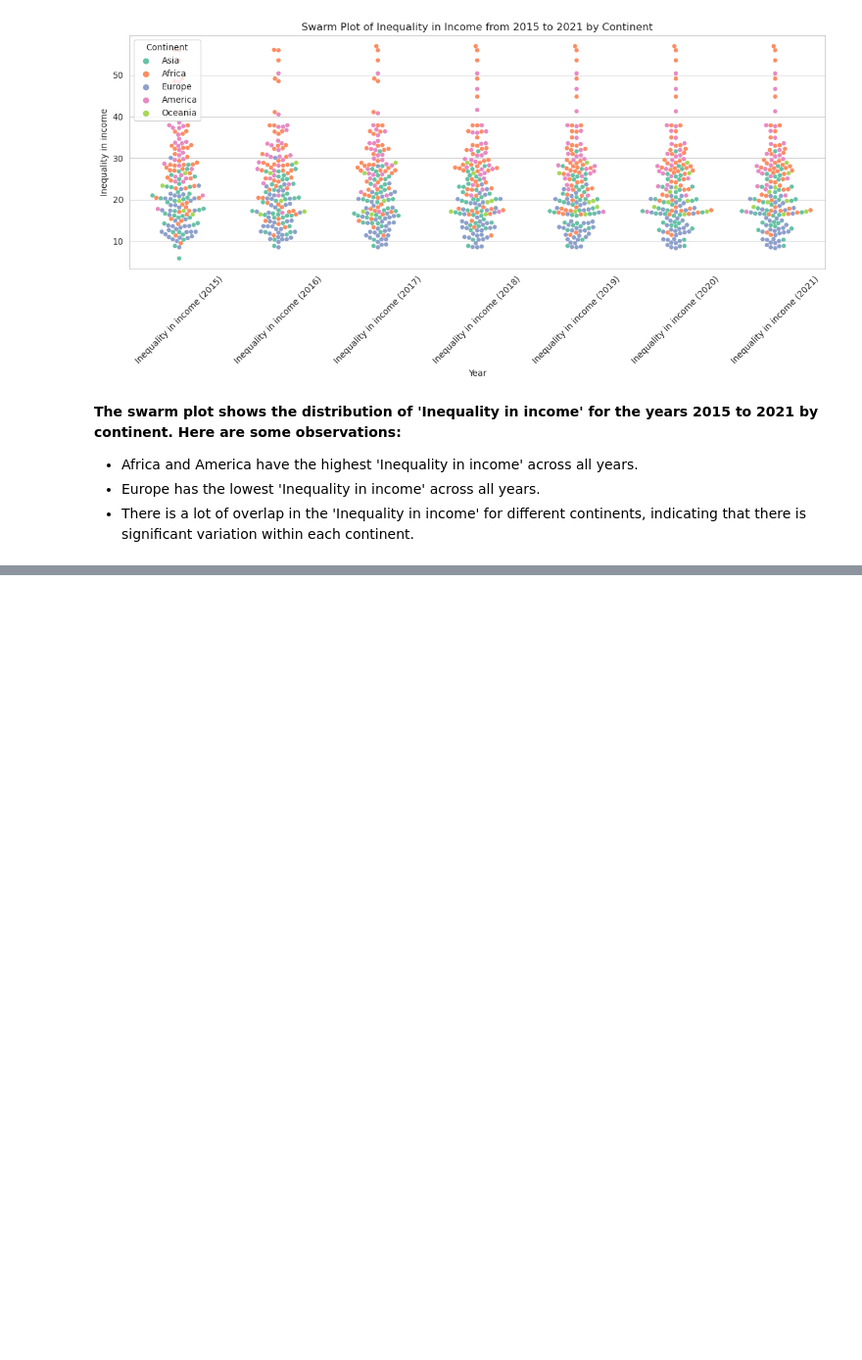
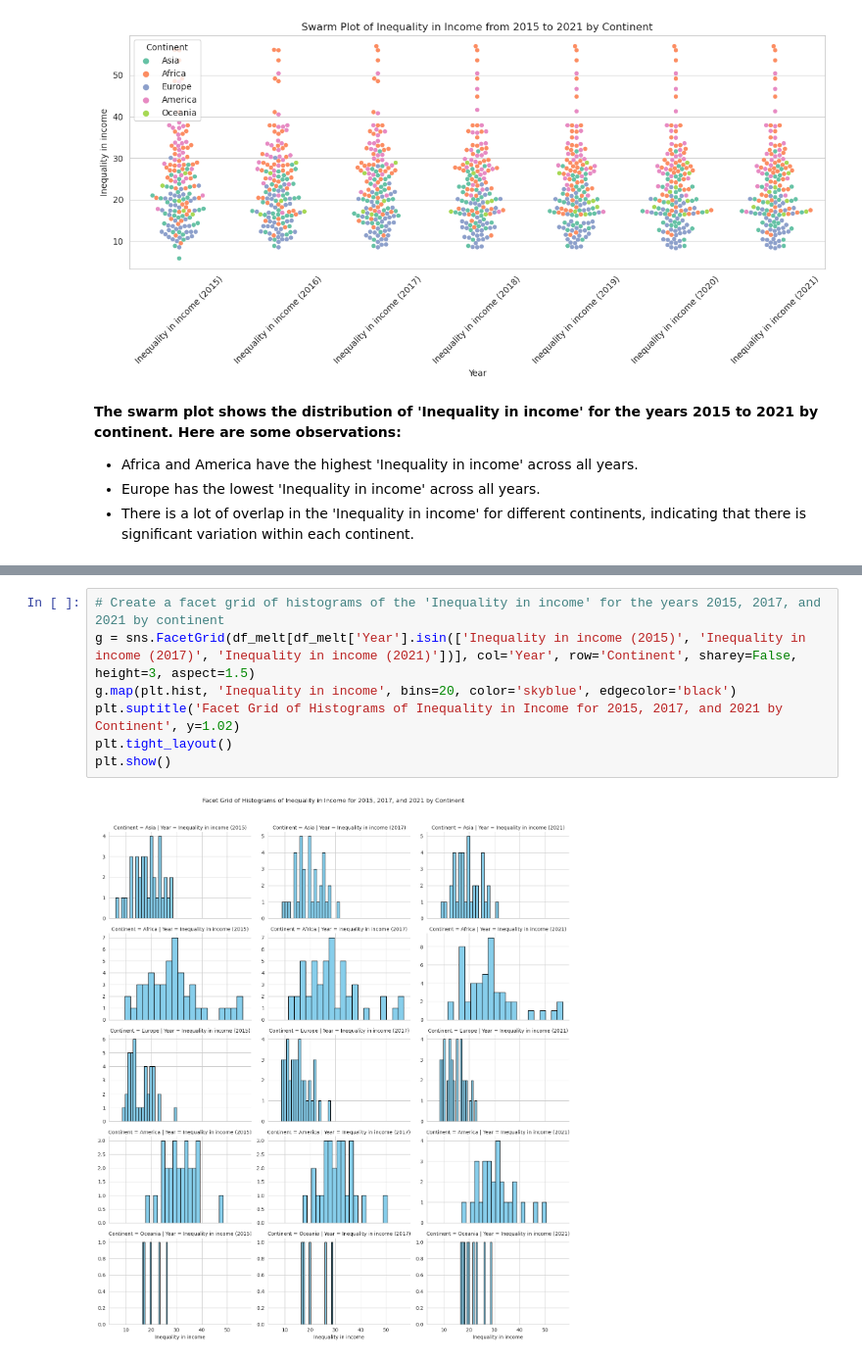
Before and after one commit to raj-rajat/Inequality-in-Income-Across-the-Globe, a Jupyter notebook: inequality-in-income-across-the-globe.ipynb, the cells around one changed output, grey strips where cells are left out. Shown at 98% size. Drawn from its saved outputs; the diff is of its cells as text; blank space fills up the shorter version.

```diff
--- a/inequality-in-income-across-the-globe.ipynb
+++ b/inequality-in-income-across-the-globe.ipynb
@@ -632,0 +690,9 @@ plt.show()
+# %%
+# Create a facet grid of histograms of the 'Inequality in income' for the years 2015, 2017, and 2021 by continent
+g = sns.FacetGrid(df_melt[df_melt['Year'].isin(['Inequality in income (2015)', 'Inequality in income (2017)', 'Inequality in income (2021)'])], col='Year', row='Continent', sharey=False, height=3, aspect=1.5)
+g.map(plt.hist, 'Inequality in income', bins=20, color='skyblue', edgecolor='black')
+plt.suptitle('Facet Grid of Histograms of Inequality in Income for 2015, 2017, and 2021 by Continent', y=1.02)
+plt.tight_layout()
+plt.show()
+# %% [output]
+[figure, added]
```
Also changed, not shown: parts of 10 cells of this notebook.
